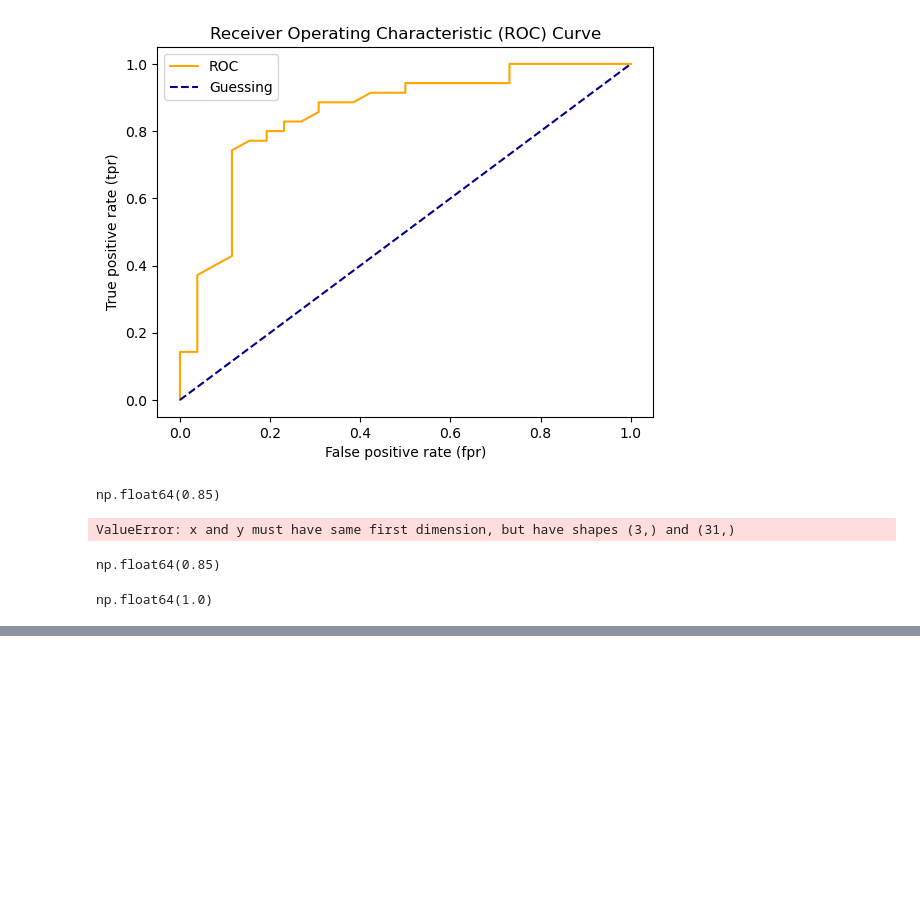
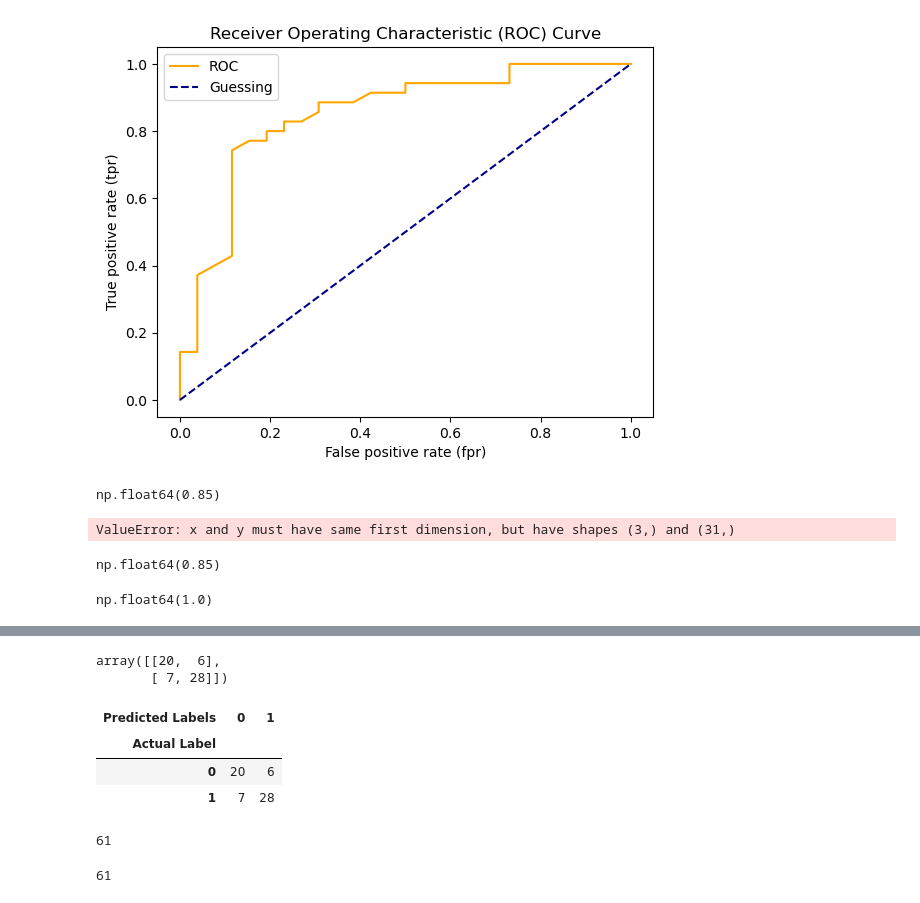
Before and after one commit to sreeragdas/A.I.-Machine-Learning-Data-Science-Bootcamp, a Jupyter notebook: Scikit-Learn(SK-Learn).ipynb, the cells around one changed output, grey strips where cells are left out. Saved outputs shown, nothing was run; the diff lists cells and outputs as text; code cells hidden in the pictures; blank space fills up the shorter version.

Commit message:
confusion matrix added

```diff
--- a/Scikit-Learn(SK-Learn).ipynb
+++ b/Scikit-Learn(SK-Learn).ipynb
@@ -1250,0 +1270,27 @@ np.float64(1.0)
+# %%
+from sklearn.metrics import confusion_matrix
+
+y_preds=model.predict(X_test)
+
+confusion_matrix(y_test , y_preds)
+# %% [output]
+array([[20,  6],
+       [ 7, 28]])
+# %%
+#Visualize confusion matrix with pd.crosstab()
+
+pd.crosstab(y_test , y_preds , rownames=["Actual Label"] , colnames=["Predicted Labels"])
+# %% [output]
+| Predicted Labels | 0 | 1 |
+| Actual Label |  |  |
+| 0 | 20 | 6 |
+| 1 | 7 | 28 |
+# %%
+#total count
+20+6+7+28
+# %% [output]
+61
+# %%
+len(X_test)
+# %% [output]
+61
```
Also changed, not shown: parts of 5 cells of this notebook, 1 other file.
